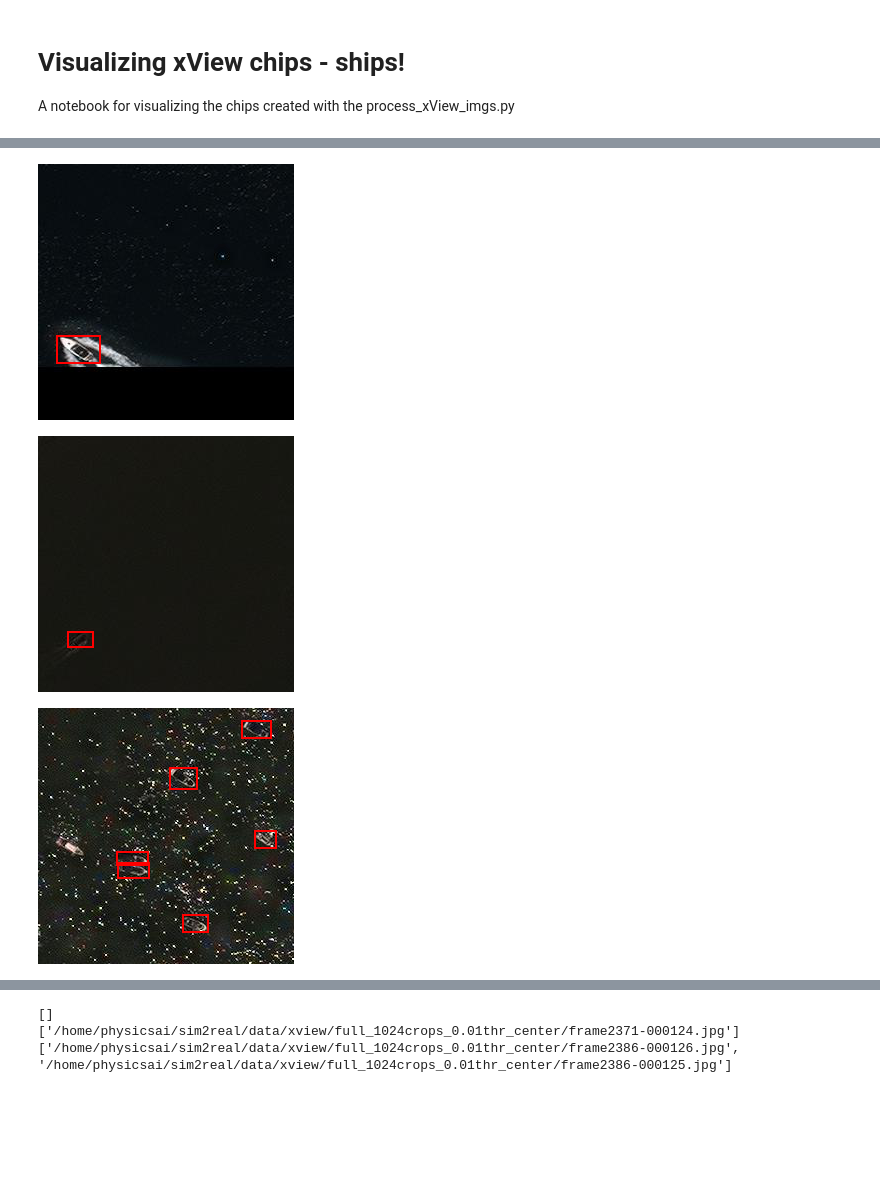
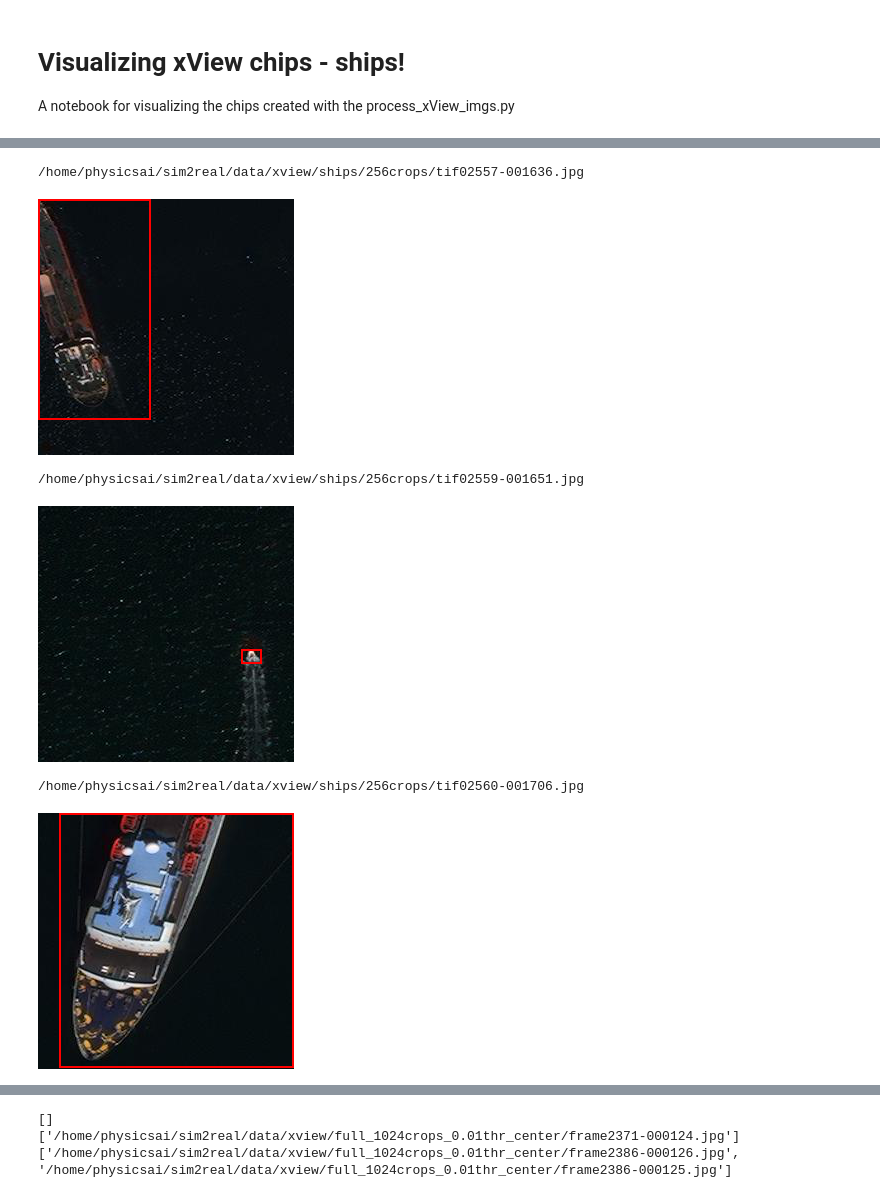
Before and after one commit to physics-ai/data_utilities, a Jupyter notebook: xView_chip_viz_ships.ipynb, the cells around one changed output, grey strips where cells are left out. Cells and saved outputs as stored; diff of their text form; code cells hidden in the pictures; blank space fills up the shorter version.

Commit message:
changed to contain all ship classes, removed old code from cropping function

```diff
--- a/xView_chip_viz_ships.ipynb
+++ b/xView_chip_viz_ships.ipynb
@@ -52,7 +52,7 @@ def metadata_to_dict(metadata_filename=""):
 				raise ValueError("Invalid timestamp=%s at line %s" % (timestamp, i))
 
 
-			assert len(fields)==(5*num_objects+4), "Insufficient data items in %s at line %d" % (metadata_file_path, i)
+			assert len(fields)==(5*num_objects+4), "Insufficient data items in %s at line %d" % (metadata_filename, i)
 
 
 			# Get an image to store the image size in order to compute area in pixels.
@@ -150,0 +128,12 @@ draw_metadata_bboxes(all_imgs[0], metadata_dict[all_imgs[0]])
+# %%
+xview_folder = '/home/physicsai/sim2real/data/xview/ships/'
+crop_name = '256crops'
+
+metadata_dict = metadata_to_dict(xview_folder+"metadata_"+crop_name+".txt")
+metadata_dict = metadata_to_dict('/home/physicsai/sim2real/data/xview/ships/metadata_256crops_allships.txt')
+
+import glob
+
+all_imgs = glob.glob(xview_folder+crop_name+'/*.jpg')
+all_imgs.sort()
+print("Number of images: {}".format(len(all_imgs)))
@@ -150,0 +146,3 @@ draw_metadata_bboxes(all_imgs[0], metadata_dict[all_imgs[0]])
+# %%
+print(all_imgs[:5])
+i = 240
@@ -151,12 +157,18 @@ draw_metadata_bboxes(all_imgs[0], metadata_dict[all_imgs[0]])
 # %%
-draw_metadata_bboxes(all_imgs[1], metadata_dict[all_imgs[1]])
+print(all_imgs[i+1])
+draw_metadata_bboxes(all_imgs[i+1], metadata_dict[all_imgs[i+1]])
 # %% [output]
+/home/physicsai/sim2real/data/xview/ships/256crops/tif02557-001636.jpg
-[figure, old version]
+[figure, new version]
 # %%
-draw_metadata_bboxes(all_imgs[2], metadata_dict[all_imgs[2]])
+print(all_imgs[i+2])
+draw_metadata_bboxes(all_imgs[i+2], metadata_dict[all_imgs[i+2]])
 # %% [output]
+/home/physicsai/sim2real/data/xview/ships/256crops/tif02559-001651.jpg
-[figure, old version]
+[figure, new version]
 # %%
-draw_metadata_bboxes(all_imgs[3], metadata_dict[all_imgs[3]])
+print(all_imgs[i+3])
+draw_metadata_bboxes(all_imgs[i+3], metadata_dict[all_imgs[i+3]])
 # %% [output]
+/home/physicsai/sim2real/data/xview/ships/256crops/tif02560-001706.jpg
-[figure, old version]
+[figure, new version]
```
Also changed, not shown: parts of 28 cells of this notebook, 2 other files.
